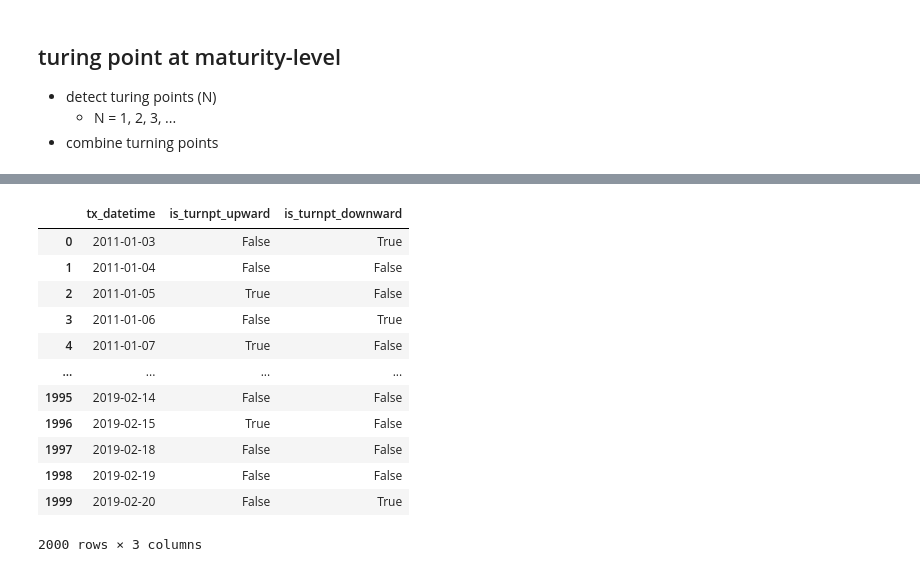
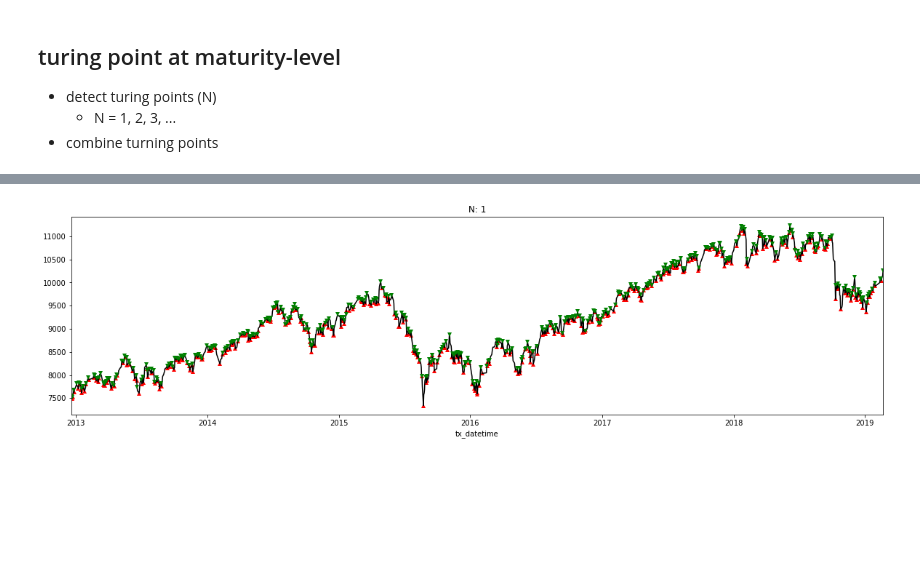
Before and after one commit to datasci-info/stock_path_tracker, a Jupyter notebook: turnpt_analysis.ipynb, the cells around one changed output, grey strips where cells are left out. Saved outputs shown, nothing was run; the diff lists cells and outputs as text; code cells hidden in the pictures; blank space fills up the shorter version.

Commit message:
combine turning points

```diff
--- a/turnpt_analysis.ipynb
+++ b/turnpt_analysis.ipynb
@@ -40,12 +40,12 @@ def get_maturity(series_date):
 # %%
 from findataflow.dataprocs import resample
 # %%
-df_OHLC = resample.get_OHLCV_given_frequency(symbol='TXF', freq='1D')
-df_OHLC.reset_index(inplace=True)
-df_OHLC.rename(columns={'index': 'tx_datetime'}, inplace=True)
-df_OHLC['tx_datetime'] = df_OHLC.tx_datetime.dt.date
-df_OHLC['maturity'] = get_maturity(df_OHLC.tx_datetime)
-df_OHLC.head()
+df_ohlc = resample.get_OHLCV_given_frequency(symbol='TXF', freq='1D')
+df_ohlc.reset_index(inplace=True)
+df_ohlc.rename(columns={'index': 'tx_datetime'}, inplace=True)
+df_ohlc['tx_datetime'] = df_ohlc.tx_datetime.dt.date
+df_ohlc['maturity'] = get_maturity(df_ohlc.tx_datetime)
+df_ohlc.head()
 # %% [output]
 transformed OHLCV at frequency 1D
 reading cache of TXF in 1D OHLCV
@@ -69,16 +69,3 @@ df_OHLC.tail()
 - detect turing points (N)
     - N = 1, 2, 3, ...
 - combine turning points
-# %%
-# https://github.com/datasci-info/iin-risky-strategies/blob/master/research/2018_task_turnpt_combination.ipynb
-# step 5: detect turning points
-def get_marked_turnpt(prc_ohlc, N):
-    assert 'tx_datetime' in prc_ohlc.columns, 'tx_datetime is not in column name list'
-    assert 'low' in prc_ohlc.columns, 'low is not in column name list'
-    assert 'high' in prc_ohlc.columns, 'high is not in column name list'
-
-    df_prc = prc_ohlc[['tx_datetime']].copy()
-    window = prc_ohlc[['close']].rolling(window = N * 2 + 1, center = True, min_periods = N+1)
-    df_prc['is_turnpt_upward'] = (prc_ohlc.close == window.min().close).values
-    df_prc['is_turnpt_downward'] = (prc_ohlc.close == window.max().close).values
-    return df_prc
@@ -84,0 +127,4 @@ def get_marked_turnpt(prc_ohlc, N):
+# %%
+df_turnpt = pd.concat([get_marked_turnpt(df_grp, N = 1) for grp, df_grp in df_ohlc.groupby('maturity')])
+df_turnpt_ohlc =  df_turnpt.merge(df_ohlc, on='tx_datetime', how='left')
+df_turnpt_ohlc
@@ -85,16 +145,4 @@ def get_marked_turnpt(prc_ohlc, N):
 # %%
-get_marked_turnpt(df_OHLC, N = 1)
+plot_turnpt(df_turnpt_ohlc, N = 1)
 # %% [output]
-|  | tx_datetime | is_turnpt_upward | is_turnpt_downward |
-| 0 | 2011-01-03 | False | True |
-| 1 | 2011-01-04 | False | False |
-| 2 | 2011-01-05 | True | False |
-| 3 | 2011-01-06 | False | True |
-| 4 | 2011-01-07 | True | False |
-| ... | ... | ... | ... |
-| 1995 | 2019-02-14 | False | False |
-| 1996 | 2019-02-15 | True | False |
-| 1997 | 2019-02-18 | False | False |
-| 1998 | 2019-02-19 | False | False |
-| 1999 | 2019-02-20 | False | True |
-2000 rows × 3 columns
+[figure, added]
```
Also changed, not shown: parts of 5 cells of this notebook.
